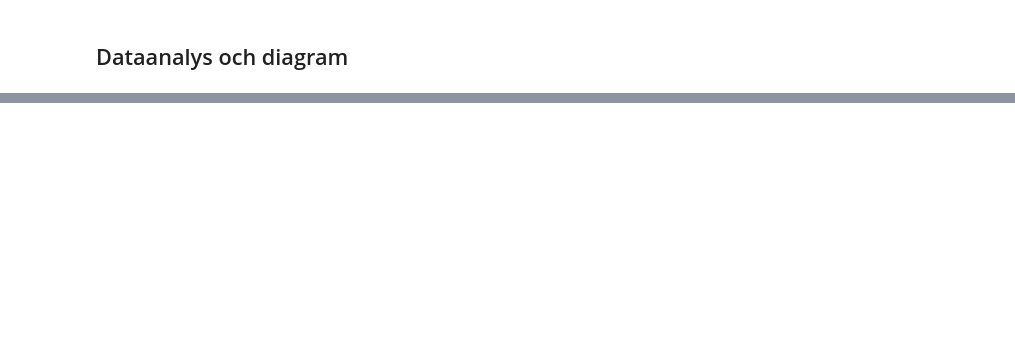
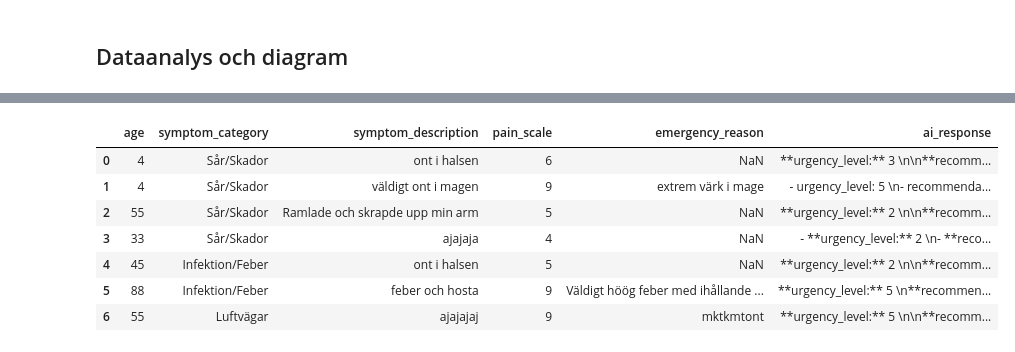
Before and after one commit to Jhoglund88/TriageFlow, a Jupyter notebook: TriageFlow.ipynb, the cells around one changed output, grey strips where cells are left out. Drawn from its saved outputs; the diff is of its cells as text; code cells hidden in the pictures; blank space fills up the shorter version.

```diff
--- a/TriageFlow.ipynb
+++ b/TriageFlow.ipynb
@@ -340,0 +341,11 @@ plt.show()
+# %%
+display(df)
+# %% [output]
+|  | age | symptom_category | symptom_description | pain_scale | emergency_reason | ai_response |
+| 0 | 4 | Sår/Skador | ont i halsen | 6 | NaN | **urgency_level:** 3 \n\n**recomm... |
+| 1 | 4 | Sår/Skador | väldigt ont i magen | 9 | extrem värk i mage | - urgency_level: 5 \n- recommenda... |
+| 2 | 55 | Sår/Skador | Ramlade och skrapde upp min arm | 5 | NaN | **urgency_level:** 2 \n\n**recomm... |
+| 3 | 33 | Sår/Skador | ajajaja | 4 | NaN | - **urgency_level:** 2 \n- **reco... |
+| 4 | 45 | Infektion/Feber | ont i halsen | 5 | NaN | **urgency_level:** 2 \n\n**recomm... |
+| 5 | 88 | Infektion/Feber | feber och hosta | 9 | Väldigt höög feber med ihållande ... | **urgency_level:** 5 \n**recommen... |
+| 6 | 55 | Luftvägar | ajajajaj | 9 | mktkmtont | **urgency_level:** 5 \n\n**recomm... |
```
Also changed, not shown: parts of 3 cells of this notebook, 1 other file.
